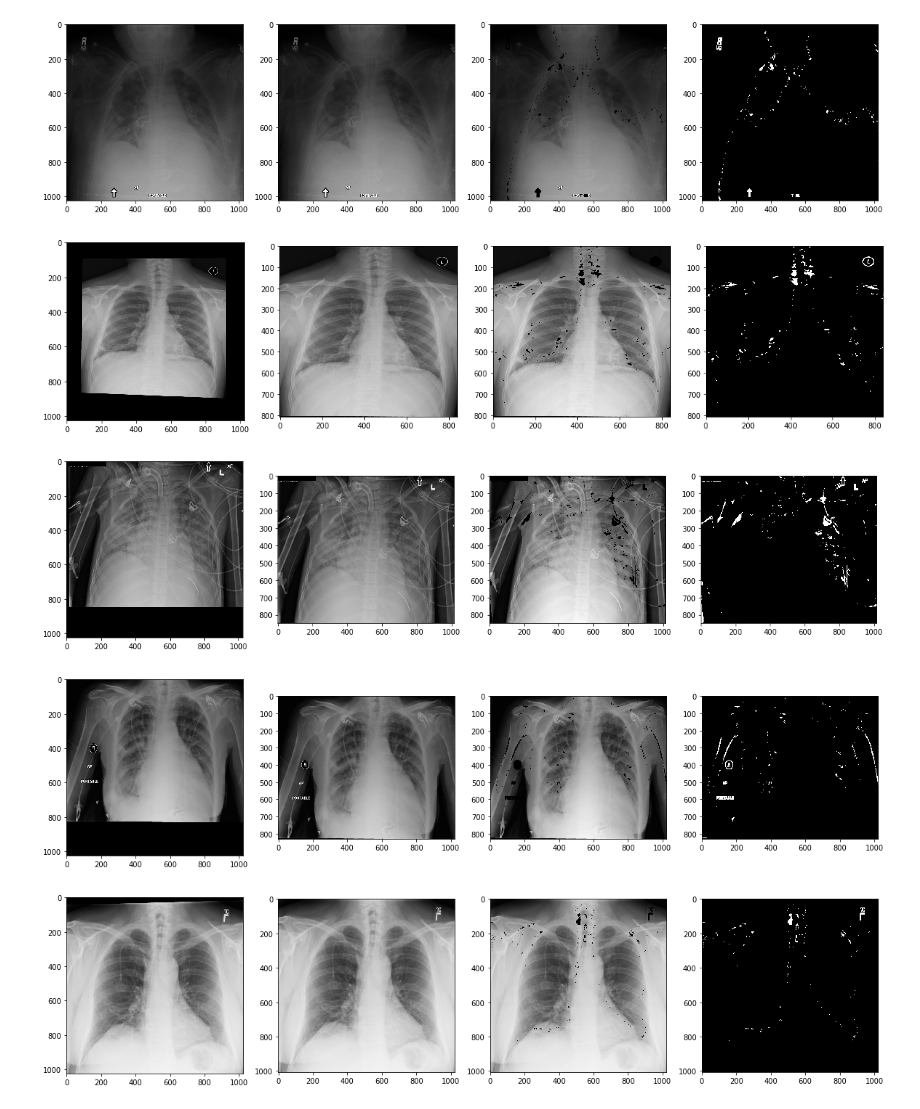
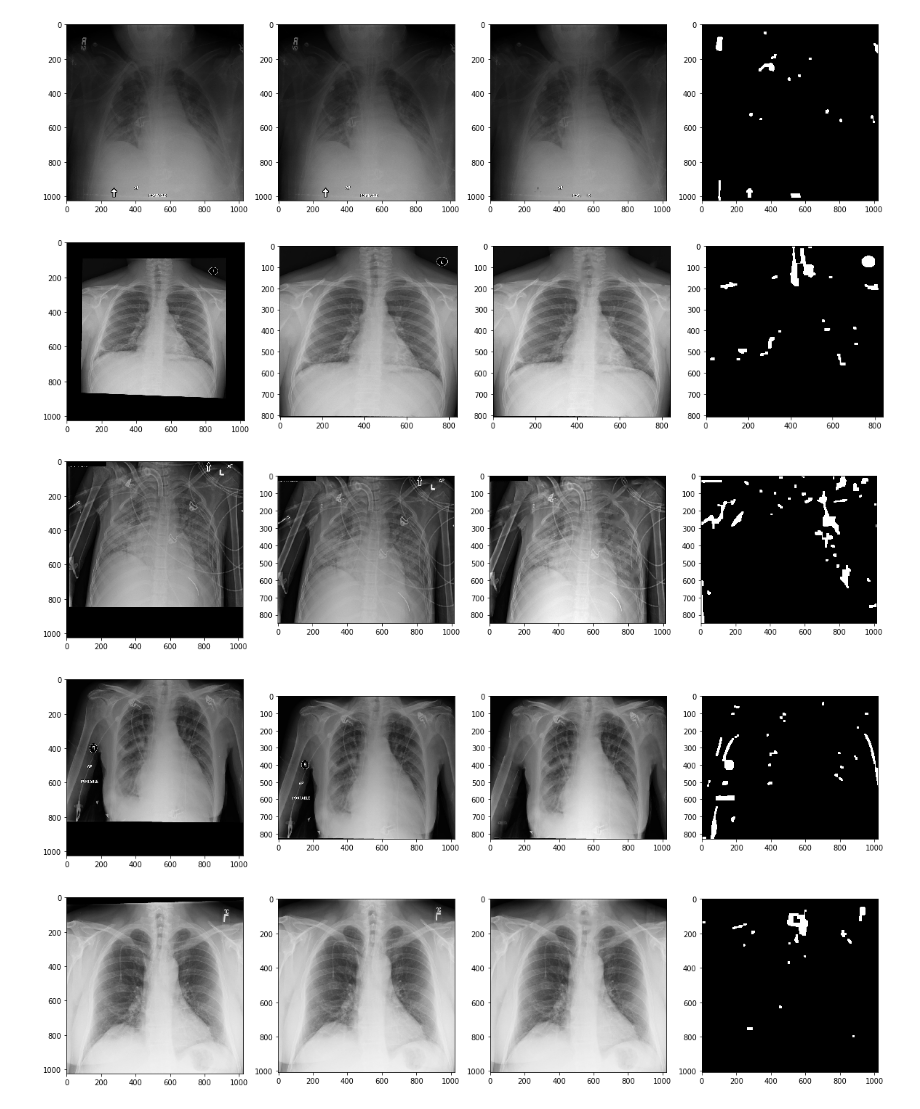
Before and after one commit to LucaCappelletti94/covidxpert, a Jupyter notebook: Artefacts removal.ipynb, the cells around one changed output. Drawn from its saved outputs; the diff is of its cells as text; code cells hidden in the pictures.

Commit message:
Now removal of artefacts is smarter

```diff
--- a/Artefacts removal.ipynb
+++ b/Artefacts removal.ipynb
@@ -30,14 +30,15 @@ def compute_artefacts(image: np.ndarray) -> np.ndarray:
     artefacts = np.zeros(result.shape, dtype=bool)
 
     for i, size in enumerate(sizes):
-        if size < area/400:
+        if size < area/400 and size>10:
             artefacts |= output == i+1
 
-    kernel = np.ones((3, 3), np.uint8)
+    kernel = np.ones((10, 10), np.uint8)
 
-    artefacts = cv2.dilate(artefacts.astype(np.uint8), kernel).astype(bool)
+    artefacts = cv2.dilate(artefacts.astype(np.uint8), kernel)
+    artefacts = cv2.morphologyEx(artefacts, cv2.MORPH_CLOSE, kernel=np.ones((3,3)), iterations=10)
 
-    return artefacts
+    return artefacts.astype(bool)
 # %%
 def remove_artefacts(image: np.ndarray) -> np.ndarray:
     """Return image without identified artefacts.
@@ -51,16 +52,16 @@ def remove_artefacts(image: np.ndarray) -> np.ndarray:
     -----------------------------
     Image without the identified artefacts.
     """
-    artefacts = compute_artefacts(image)
-    cleared_image = image.copy()
-    cleared_image[artefacts] = 0
-
-    return cleared_image, artefacts
+    artefacts = normalize_image(compute_artefacts(image))
+    backtorgb = cv2.cvtColor(image, cv2.COLOR_GRAY2RGB)
+    cleared_image = cv2.inpaint(backtorgb,artefacts,11,cv2.INPAINT_TELEA)
+    return cv2.cvtColor(cleared_image, cv2.COLOR_RGB2GRAY)
 # %%
 for path in glob("tests/test_images/*.jpg"):
     original = load_image(path)
     corrected = perspective_correction(original)
-    cleared_image, artefacts = remove_artefacts(corrected)
+    artefacts = compute_artefacts(corrected)
+    cleared_image = remove_artefacts(corrected)
 
     fig, axes = plt.subplots(ncols=4, figsize=(20, 5))
     axes[0].imshow(original, cmap="gray")
@@ -76,5 +77,5 @@ for path in glob("tests/test_images/*.jpg"):
-[figure, old version]
+[figure, new version]
-[figure, old version]
+[figure, new version]
-[figure, old version]
+[figure, new version]
-[figure, old version]
+[figure, new version]
-[figure, old version]
+[figure, new version]
```
Also changed, not shown: parts of 1 cell of this notebook, 41 other files.
